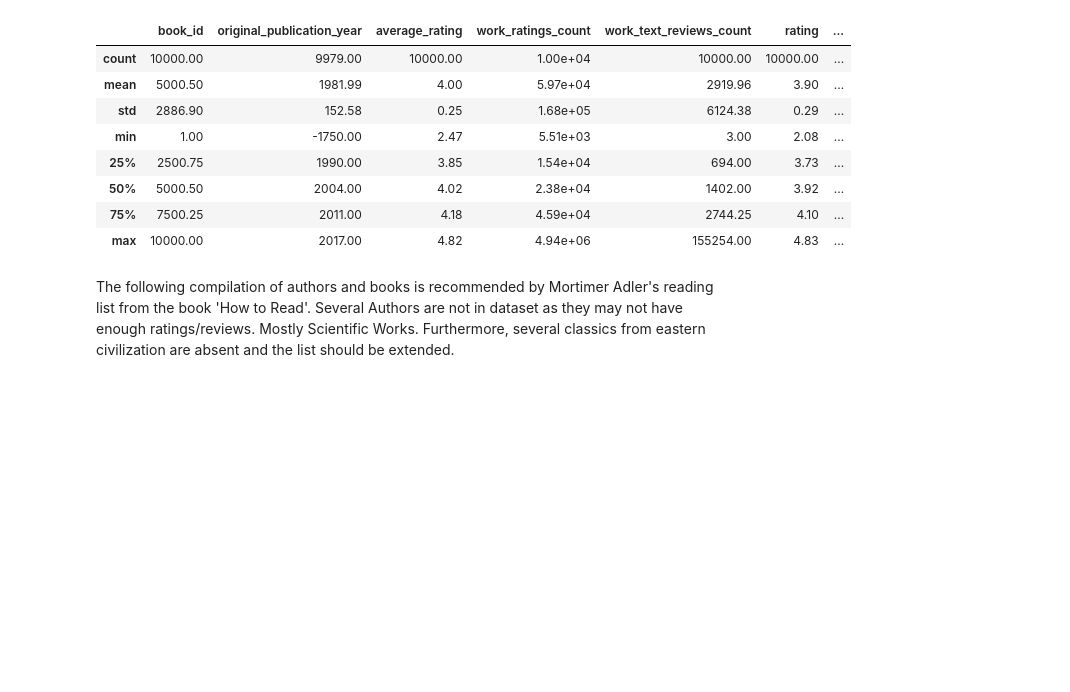
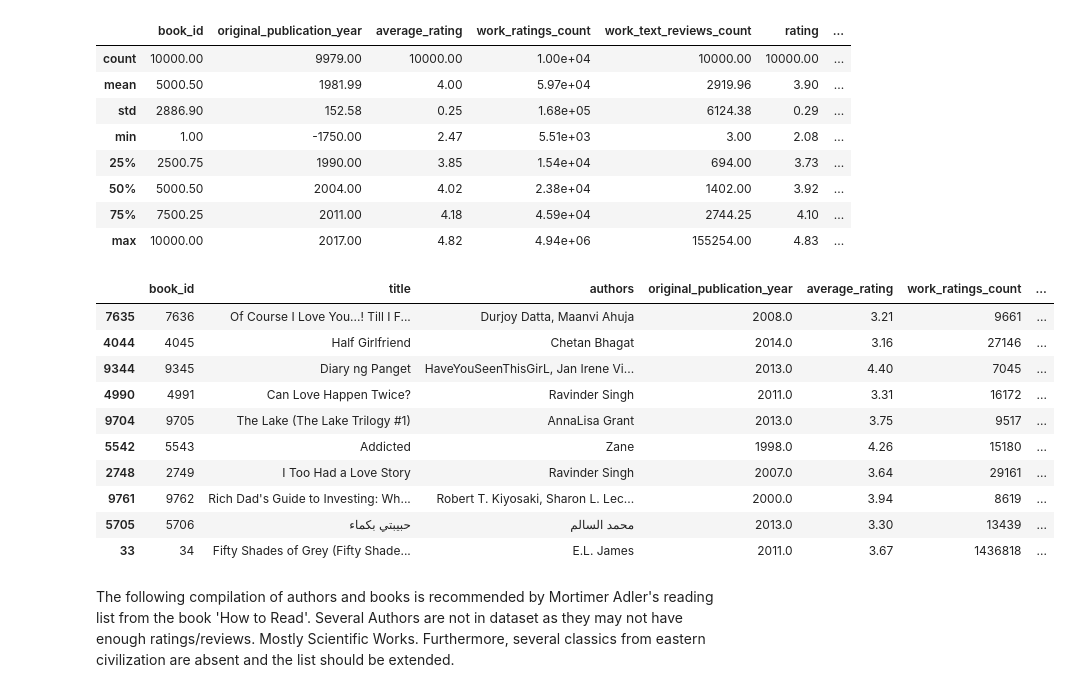
Before and after one commit to kross11480/courses, a Jupyter notebook: goodreads/books_analysis.ipynb, the cells around one changed output. Saved outputs shown, nothing was run; the diff lists cells and outputs as text; code cells hidden in the pictures; blank space fills up the shorter version.

```diff
--- a/goodreads/books_analysis.ipynb
+++ b/goodreads/books_analysis.ipynb
@@ -127,6 +135,25 @@ books_summary_expert_rating.describe()
 | 50% | 5000.50 | 2004.00 | 4.02 | 2.38e+04 | 1402.00 | 3.92 | ... |
 | 75% | 7500.25 | 2011.00 | 4.18 | 4.59e+04 | 2744.25 | 4.10 | ... |
 | max | 10000.00 | 2017.00 | 4.82 | 4.94e+06 | 155254.00 | 4.83 | ... |
+# %%
+#books_summary_expert_rating.sort_values(by=['ratings/review_count','rating','work_text_reviews_count']).head(10)
+#books_summary_expert_rating.sort_values(by=['work_text_reviews_count'],ascending=False).head(10)
+#books_summary_expert_rating.sort_values(by=['rating'],ascending=False).head(10)
+#books_summary_expert_rating.sort_values(by=['rating']).head(10)
+#books_summary_expert_rating.sort_values(by=['work_ratings_count'],ascending=False).head(10)
+books_summary_expert_rating.sort_values(by=['deviation'],ascending=True).head(10)
+# %% [output]
+|  | book_id | title | authors | original_publication_year | average_rating | work_ratings_count | ... |
+| 7635 | 7636 | Of Course I Love You...! Till I F... | Durjoy Datta, Maanvi Ahuja | 2008.0 | 3.21 | 9661 | ... |
+| 4044 | 4045 | Half Girlfriend | Chetan Bhagat | 2014.0 | 3.16 | 27146 | ... |
+| 9344 | 9345 | Diary ng Panget | HaveYouSeenThisGirL, Jan Irene Vi... | 2013.0 | 4.40 | 7045 | ... |
+| 4990 | 4991 | Can Love Happen Twice? | Ravinder Singh | 2011.0 | 3.31 | 16172 | ... |
+| 9704 | 9705 | The Lake (The Lake Trilogy #1) | AnnaLisa Grant | 2013.0 | 3.75 | 9517 | ... |
+| 5542 | 5543 | Addicted | Zane | 1998.0 | 4.26 | 15180 | ... |
+| 2748 | 2749 | I Too Had a Love Story | Ravinder Singh | 2007.0 | 3.64 | 29161 | ... |
+| 9761 | 9762 | Rich Dad's Guide to Investing: Wh... | Robert T. Kiyosaki, Sharon L. Lec... | 2000.0 | 3.94 | 8619 | ... |
+| 5705 | 5706 | حبيبتي بكماء | محمد السالم | 2013.0 | 3.30 | 13439 | ... |
+| 33 | 34 | Fifty Shades of Grey (Fifty Shade... | E.L. James | 2011.0 | 3.67 | 1436818 | ... |
 # %% [markdown]
 The following compilation of authors and books is recommended by Mortimer Adler's reading list from the book 'How to Read'.
 Several Authors are not in dataset as they may not have enough ratings/reviews. Mostly Scientific Works.
```
Also changed, not shown: parts of 9 cells of this notebook, 1 other file.
